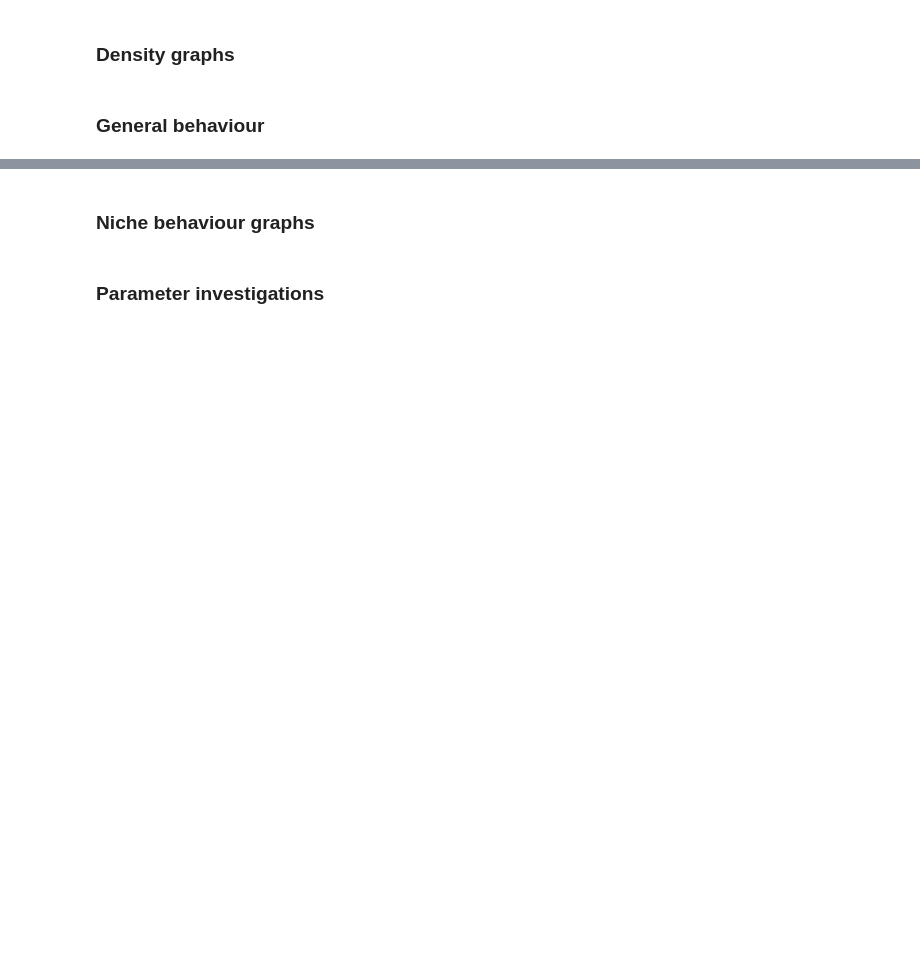
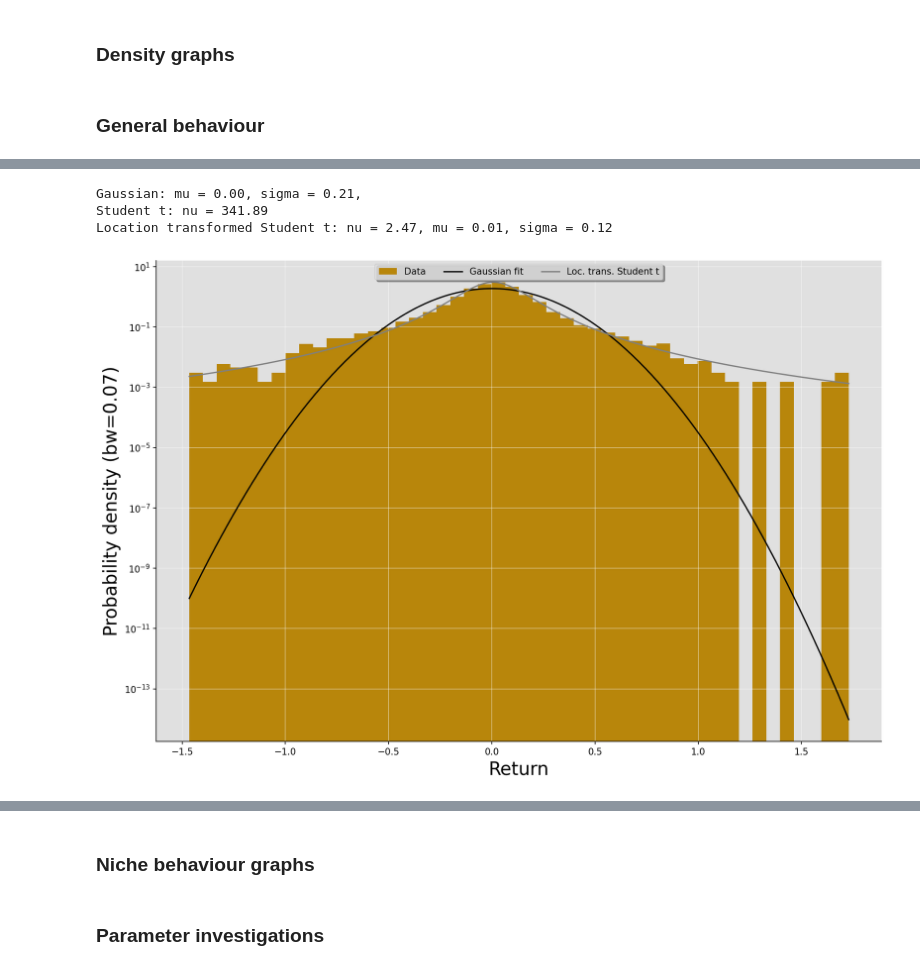
Before and after one commit to 2BeAsh/masters_project, a Jupyter notebook: code/models/common/run_plotting.ipynb, the cells around one changed output, grey strips where cells are left out. Drawn from its saved outputs; the diff is of its cells as text; code cells hidden in the pictures; blank space fills up the shorter version.

```diff
--- a/code/models/common/run_plotting.ipynb
+++ b/code/models/common/run_plotting.ipynb
@@ -51,0 +60,10 @@ plotter.plot_single_companies(N_plot=6)
+# %%
+plotter.add_file_name_to_figure_name = False
+plotter.add_parameter_text_to_plot = False
+# plotter.mu_return(yscale="linear")
+plotter.plot_mu_return(yscale="log")
+# %% [output]
+Gaussian: mu = 0.00, sigma = 0.21,
+Student t: nu = 341.89
+Location transformed Student t: nu = 2.47, mu = 0.01, sigma = 0.12
+[figure, added]
```
Also changed, not shown: parts of 20 cells of this notebook.
